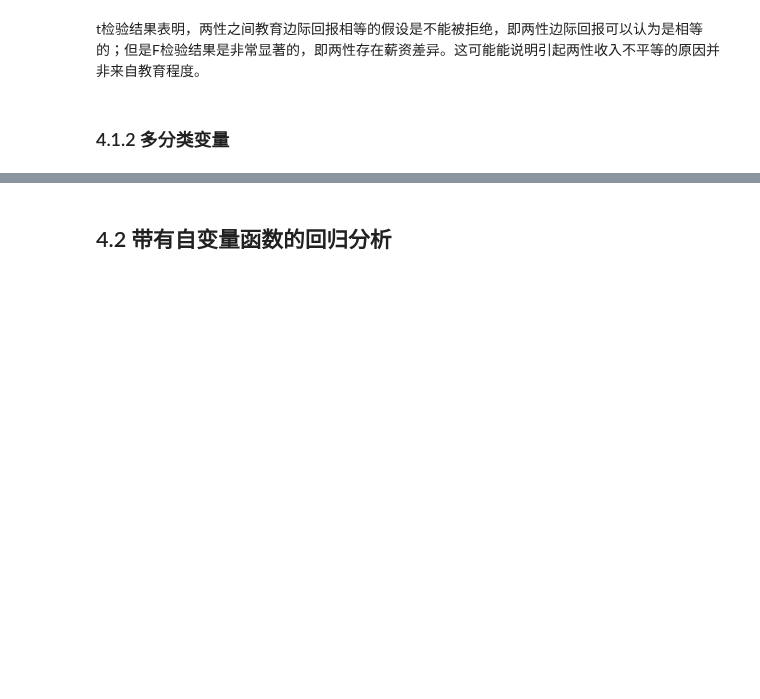
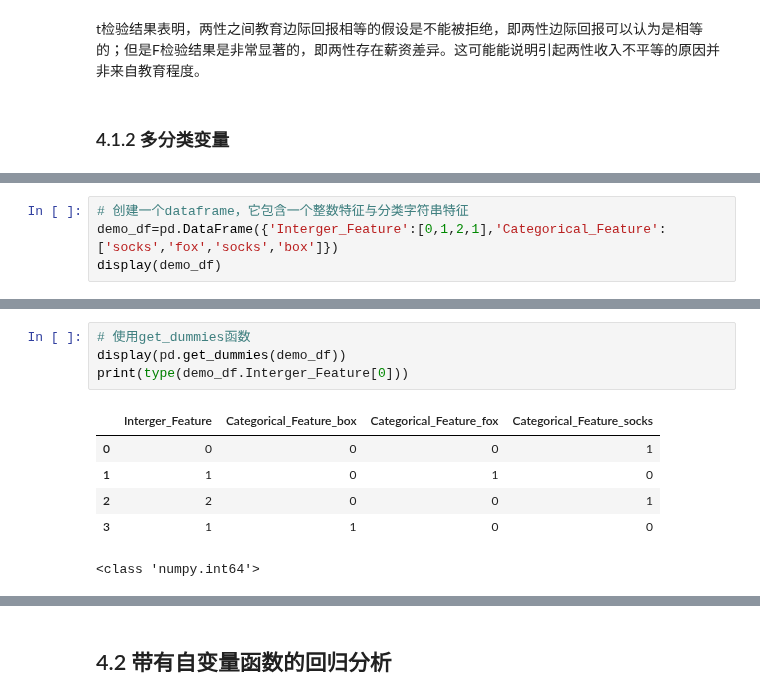
Before and after one commit to Git-Model/Modeling-Universe, a Jupyter notebook: Data-Story/统计分析之回归分析/回归.ipynb, the cells around one changed output, grey strips where cells are left out. Saved outputs shown, nothing was run; the diff lists cells and outputs as text; blank space fills up the shorter version.

```diff
--- a/Data-Story/统计分析之回归分析/回归.ipynb
+++ b/Data-Story/统计分析之回归分析/回归.ipynb
@@ -1277,0 +1327,4 @@ $$
+# %%
+# 创建一个dataframe，它包含一个整数特征与分类字符串特征
+demo_df=pd.DataFrame({'Interger_Feature':[0,1,2,1],'Categorical_Feature':['socks','fox','socks','box']})
+display(demo_df)
@@ -1277,0 +1337,11 @@ $$
+# %%
+# 使用get_dummies函数
+display(pd.get_dummies(demo_df))
+print(type(demo_df.Interger_Feature[0]))
+# %% [output]
+|  | Interger_Feature | Categorical_Feature_box | Categorical_Feature_fox | Categorical_Feature_socks |
+| 0 | 0 | 0 | 0 | 1 |
+| 1 | 1 | 0 | 1 | 0 |
+| 2 | 2 | 0 | 0 | 1 |
+| 3 | 1 | 1 | 0 | 0 |
+<class 'numpy.int64'>
```
Also changed, not shown: parts of 70 cells of this notebook.
